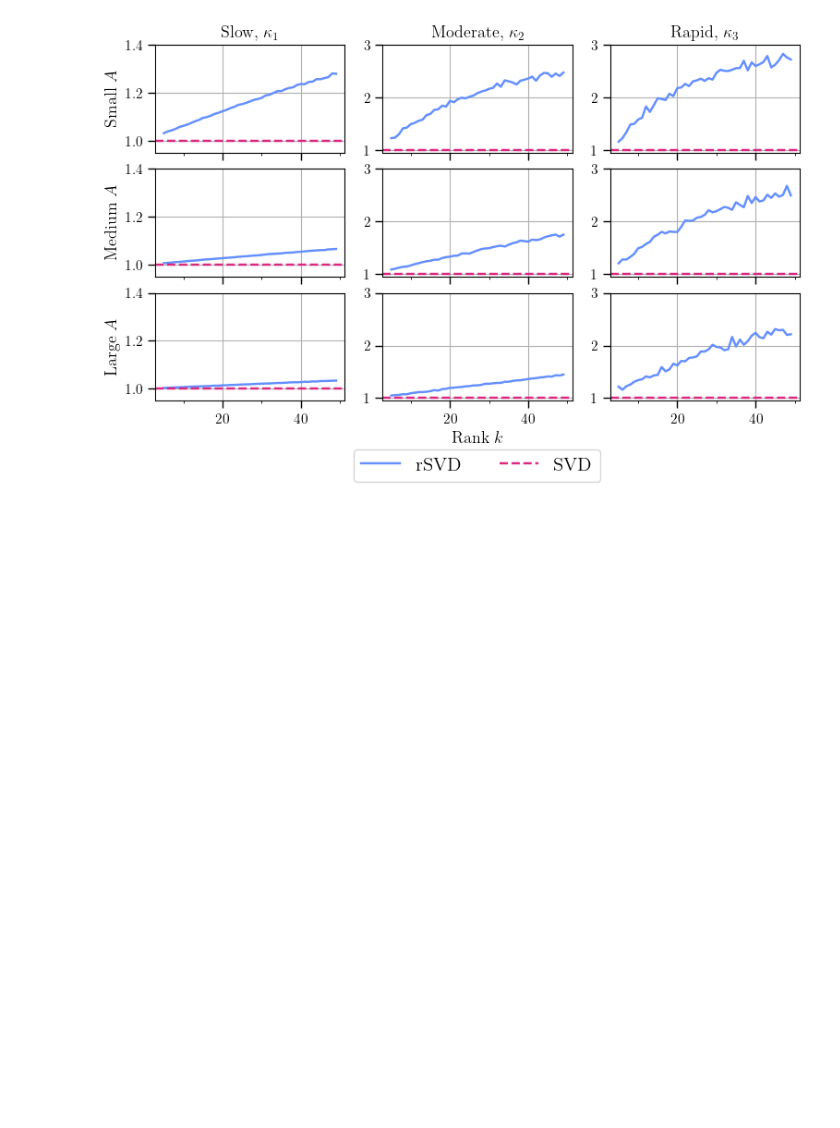
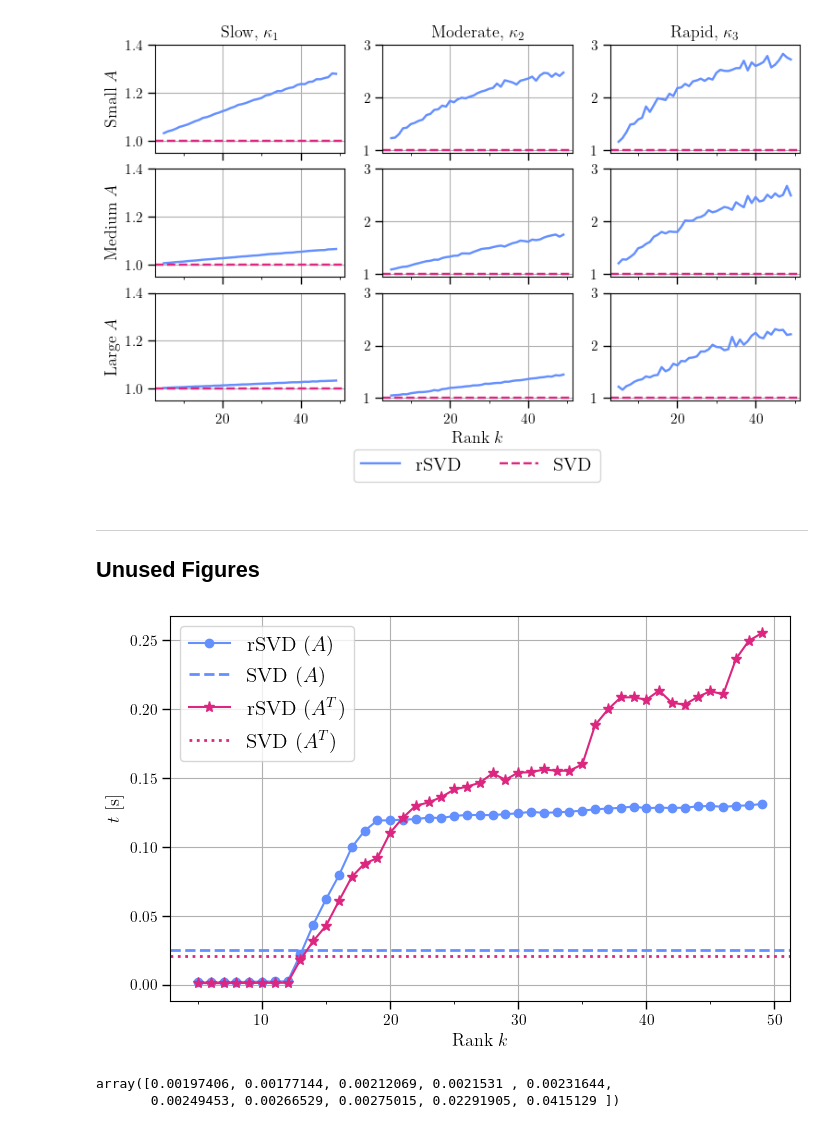
Before and after one commit to EliasSev/randomized-svd-paper, a Jupyter notebook: notebooks/generate_figures.ipynb, the cells around one changed output. Cells and saved outputs as stored; diff of their text form; code cells hidden in the pictures; blank space fills up the shorter version.

```diff
--- a/notebooks/generate_figures.ipynb
+++ b/notebooks/generate_figures.ipynb
@@ -657,3 +459,6 @@ axs[2][0] : large, slow
 axs[2][1] : large, moderate
 axs[2][2] : large, rapid
 [figure]
+# %% [markdown]
+---
+## Unused Figures
@@ -659,0 +763,9 @@ axs[2][2] : large, rapid
+# %%
+plot_results(results_small)
+# %% [output]
+[figure, added]
+# %%
+results_small['t rsvd'][1][1][:10]
+# %% [output]
+array([0.00197406, 0.00177144, 0.00212069, 0.0021531 , 0.00231644,
+       0.00249453, 0.00266529, 0.00275015, 0.02291905, 0.0415129 ])
```
Also changed, not shown: parts of 16 cells of this notebook, 5 other files.
